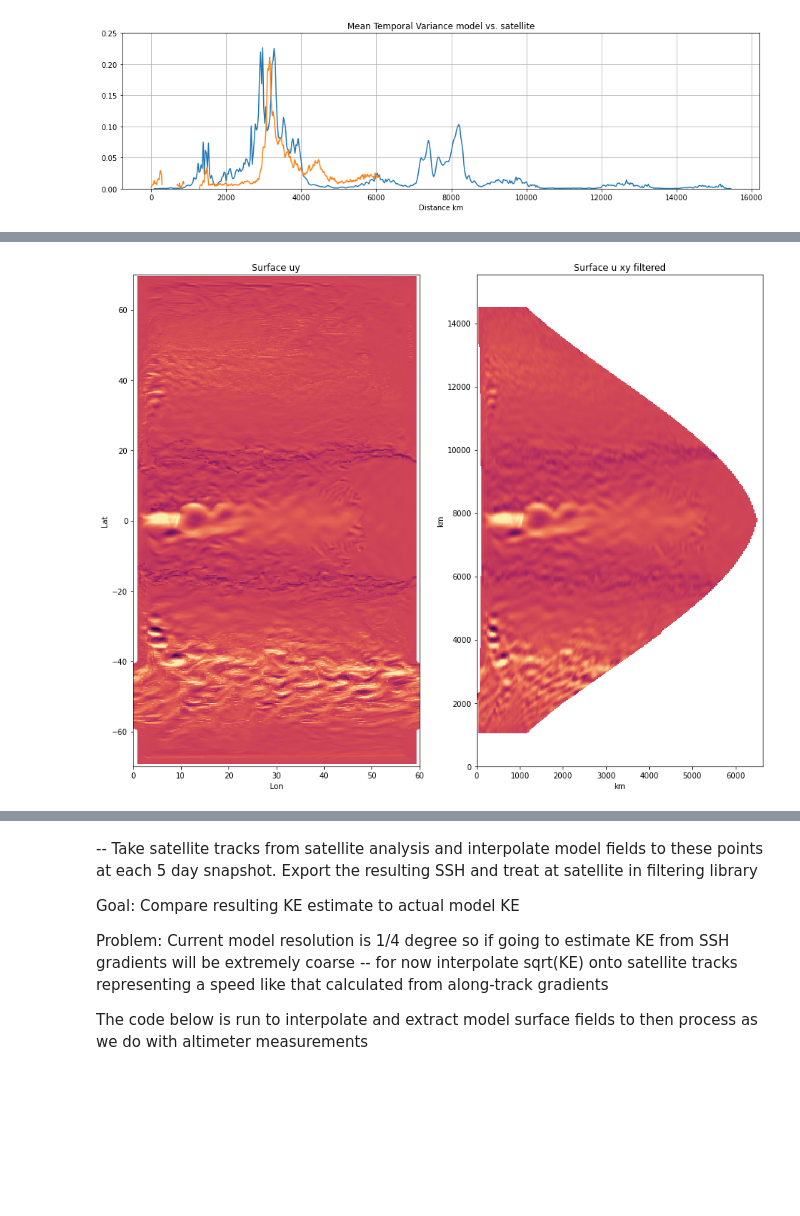
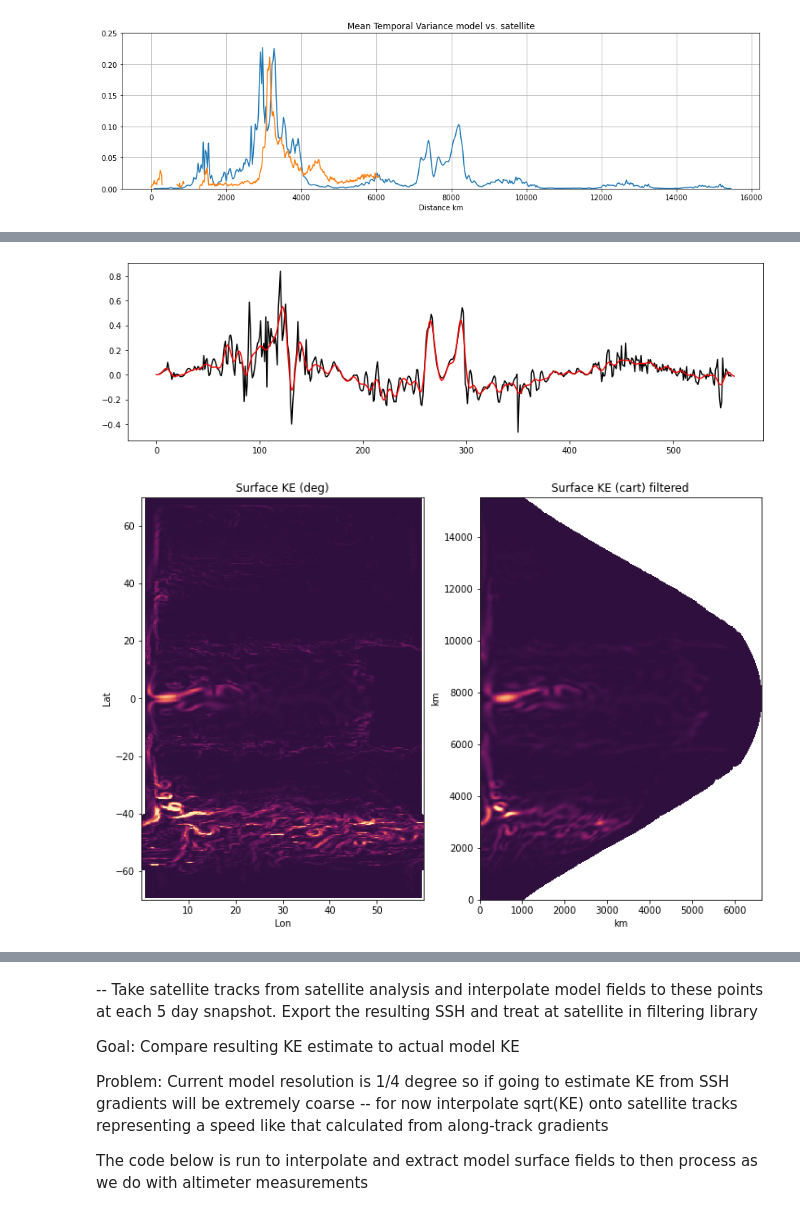
Before and after one commit to jakesteinberg/CPT, a Jupyter notebook: neverworld_snapshot.ipynb, the cells around one changed output, grey strips where cells are left out. Cells and saved outputs as stored; diff of their text form; code cells hidden in the pictures; blank space fills up the shorter version.

Commit message:
fixed laplacian calculation with proper mask

```diff
--- a/neverworld_snapshot.ipynb
+++ b/neverworld_snapshot.ipynb
@@ -341,5 +347,7 @@ filtering factor = 4
 # %%
 # application of laplacian/biharmonic to 1d track at one time for testing
+from scipy.ndimage import laplace
+
 def Biharmonic(dxMin, data):
     B = np.convolve((1/dxMin**4)*np.array([1,-4,6,-4,1]), data)
     if len(B) > len(data):
@@ -349,21 +357,21 @@ def Biharmonic(dxMin, data):
 # FILTER u
 dataBar = u_slice[0, :].copy() # Initialize the filtering process
 for i in range(NL):
-    tempL = (1/dxMin**2)*laplace(dataBar, output=None, mode='reflect', cval=0.0)
+    tempL = (1/(dxMin**2))*laplace(dataBar, output=None, mode='reflect', cval=0.0)
     dataBar = dataBar + (1/sL[i])*tempL # Update filtered field
 for i in range(NB):
-    tempL = (1/dxMin**2)*laplace(dataBar, output=None, mode='reflect', cval=0.0)
-    tempB = Biharmonic(dxMin, dataBar) # Compute Biharmonic. If boundary conditions permit you could replace this by
-                                # tempB = Laplacian(tempL)
+    tempL = (1/(dxMin**2))*laplace(dataBar, output=None, mode='reflect', cval=0.0)
+    # tempB = # Biharmonic(dxMin, dataBar) # Compute Biharmonic. If boundary conditions permit you could replace this by
+    tempB = (1/(dxMin**2))*laplace(tempL, output=None, mode='reflect', cval=0.0)
     dataBar = dataBar + (2*np.real(sB[i])/(np.abs(sB[i])**2))*tempL + (1/(np.abs(sB[i])**2))*tempB
 
-# GAUSSIAN FILTER u
+# -- GAUSSIAN FILTER u
 dataBar_g = u_slice[0, :].copy()
 for i in range(NL_g):
-    tempL_g = (1/dxMin**2)*laplace(dataBar_g, output=None, mode='reflect', cval=0.0)
+    tempL_g = (1/(dxMin**2))*laplace(dataBar_g, output=None, mode='reflect', cval=0.0)
     dataBar_g = dataBar_g + (1/sL_g[i])*tempL_g # Update filtered field
 for i in range(NB_g):
-    tempL_g = (1/dxMin**2)*laplace(dataBar_g, output=None, mode='reflect', cval=0.0)
+    tempL_g = (1/(dxMin**2))*laplace(dataBar_g, output=None, mode='reflect', cval=0.0)
     tempB_g = Biharmonic(dxMin, dataBar_g) # Compute Biharmonic.
     dataBar_g = dataBar_g + (2*np.real(sB_g[i])/(np.abs(sB_g[i])**2))*tempL_g + (1/(np.abs(sB_g[i])**2))*tempB_g
 # %%
@@ -453,3 +473,12 @@ plt.show()
+# %%
+# create temporary nanmask
+mask_u = np.zeros((np.shape(u_xy_grid[t, :, :])), dtype=bool)
+mask_v = np.zeros((np.shape(v_xy_grid[t, :, :])), dtype=bool)
+for i in range(np.shape(u_xy_grid[t, :, :])[0]):
+    this_row_u = u_xy_grid[t, i, :]
+    this_row_v = v_xy_grid[t, i, :]
+    mask_u[i, np.isfinite(this_row_u)] = True
+    mask_v[i, np.isfinite(this_row_v)] = True
 # %%
 # now apply in both lat/lon directions (on regularly/evenly spaced grid so we can take the laplacian)
 # careful of what I want to filter
@@ -487,20 +522,34 @@ for t in tqdm(range(10,11)):
+# %%
+t_test = 10
+f, ax = plt.subplots(1,1,figsize=(14,4))
+ax.plot(np.arange(0, len(u_xy_grid[0, :, 10])), u_xy_grid[t_test, :, 45], color='k')
+ax.plot(np.arange(0, len(u_xy_grid[0, :, 10])), u_filtered[t_test, :, 45], color='r')
+plt.show()
+# %% [output]
+[figure, added]
 # %%
-t_i = 10
-f, (ax, ax2) = plt.subplots(1, 2, figsize=(15,12))
+t_i = 20
+f, (ax, ax2) = plt.subplots(1, 2, figsize=(12,8))
 levs = np.linspace(7*10**(-8), 7*10**(-1), 100)
-levs = np.linspace(-1, 1, 100)
-ax.pcolormesh(x1.xq, x1.yh, x1.u.values[t_i, 0], cmap = cmocean.cm.matter_r, \
+# levs = np.linspace(-.75, .75, 100)
+ax.pcolormesh(x1.xh, x1.yh, x1.KE.values[t_i, 0], cmap = cmocean.cm.matter_r, \
               zorder=0, vmin=levs[0], vmax=levs[-1])
-ax.set_title('Surface uy')
+ax.set_title('Surface KE (deg)')
 ax.set_xlabel('Lon')
 ax.set_ylabel('Lat')
-ax2.pcolormesh(dist_lon_sum/1000, dist_sum/1000, ke_filtered[t_i, :, :], cmap = cmocean.cm.matter_r, \
+ax2.pcolormesh(dist_lon_sum/1000, dist_sum/1000, \
+               (0.5)*(u_filtered[t_i, :, :]**2 + v_filtered[t_i, :, :]**2), cmap = cmocean.cm.matter_r, \
               zorder=0, vmin=levs[0], vmax=levs[-1])
-ax2.set_title('Surface u xy filtered')
+ax2.set_title('Surface KE (cart) filtered')
 ax2.set_xlabel('km')
 ax2.set_ylabel('km')
+# ax3.pcolormesh(dist_lon_sum/1000, dist_sum/1000, v_filtered[t_i, :, :], cmap = cmocean.cm.matter_r, \
+#               zorder=0, vmin=levs[0], vmax=levs[-1])
+# ax3.set_title('Surface v (cart) filtered')
+# ax3.set_xlabel('km')
+# ax3.set_ylabel('km')
 plt.show()
 # %% [output]
-[figure, old version]
+[figure, new version]
 # %%
 # flip back to lat/lon grid
```
Also changed, not shown: parts of 13 cells of this notebook.
